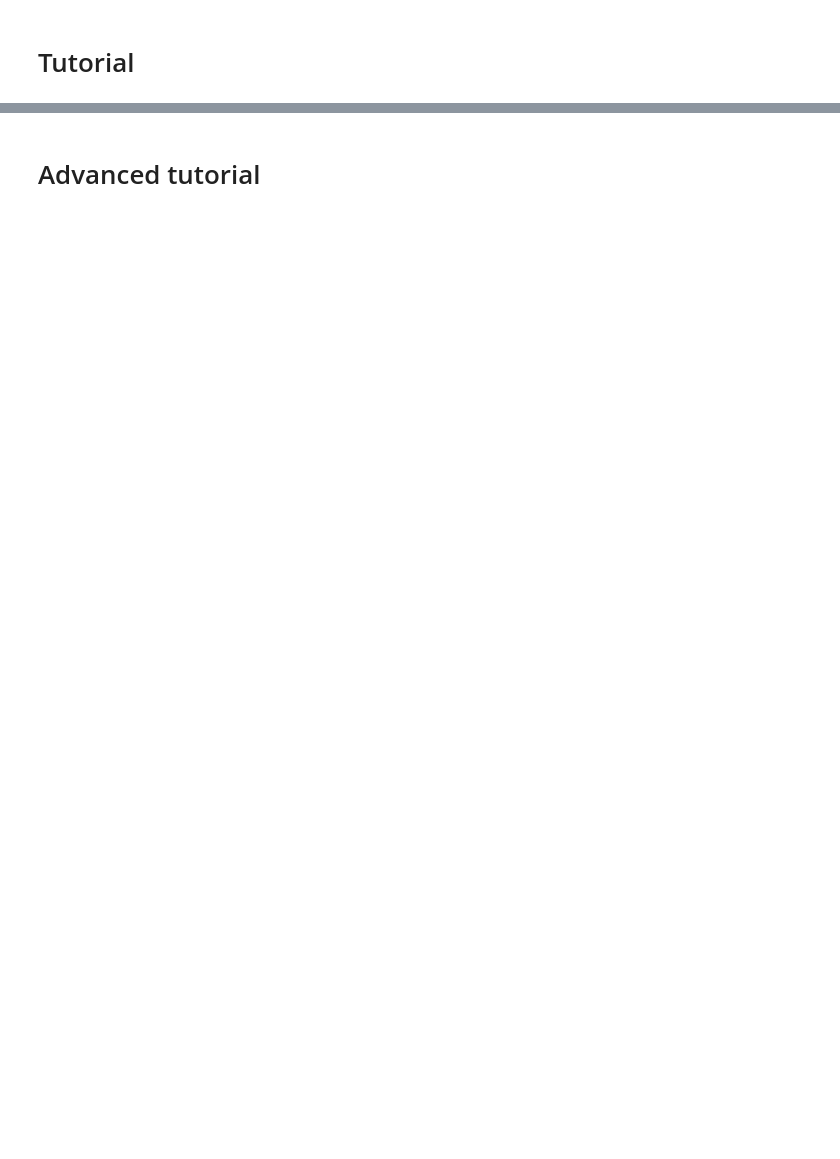
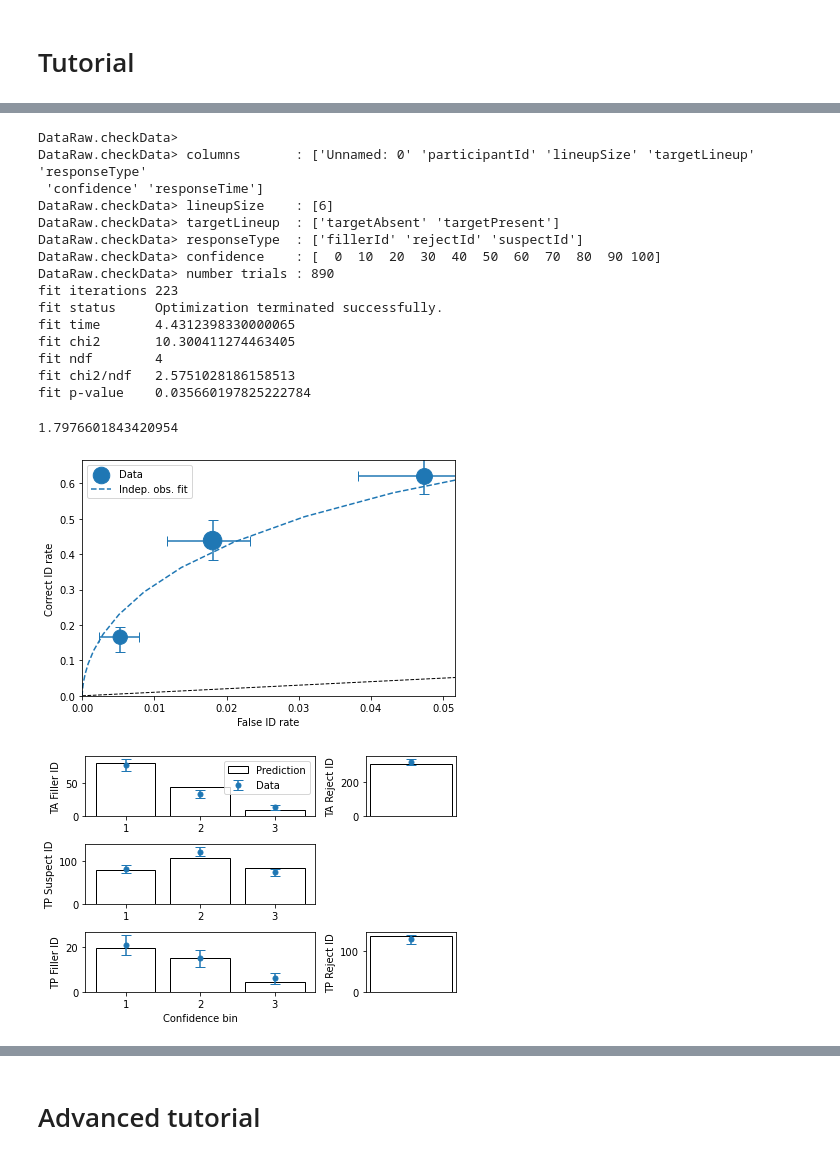
Before and after one commit to lmickes/pyWitness, a Jupyter notebook: data/tutorial/manual.ipynb, the cells around one changed output, grey strips where cells are left out. Drawn from its saved outputs; the diff is of its cells as text; code cells hidden in the pictures; blank space fills up the shorter version.

```diff
--- a/data/tutorial/manual.ipynb
+++ b/data/tutorial/manual.ipynb
@@ -154,14 +201,34 @@ legend()
 # %%
 import pyWitness
 dr = pyWitness.DataRaw("test1.csv")
 dr.collapseContinuousData(column = "confidence",bins = [-1,60,80,100],labels= None)
 dp = dr.process()
 dp.calculateConfidenceBootstrap(nBootstraps=200)
 mf = pyWitness.ModelFitIndependentObservation(dp)
 mf.setEqualVariance()
 mf.fit()
 dp.plotROC(label="Data")
 mf.plotROC(label="Indep. obs. fit")
 legend()
 mf.plotFit()
+mf.d
+# %% [output]
+DataRaw.checkData>
+DataRaw.checkData> columns       : ['Unnamed: 0' 'participantId' 'lineupSize' 'targetLineup' 'responseType'
+ 'confidence' 'responseTime']
+DataRaw.checkData> lineupSize    : [6]
+DataRaw.checkData> targetLineup  : ['targetAbsent' 'targetPresent']
+DataRaw.checkData> responseType  : ['fillerId' 'rejectId' 'suspectId']
+DataRaw.checkData> confidence    : [  0  10  20  30  40  50  60  70  80  90 100]
+DataRaw.checkData> number trials : 890
+fit iterations 223
+fit status     Optimization terminated successfully.
+fit time       4.4312398330000065
+fit chi2       10.300411274463405
+fit ndf        4
+fit chi2/ndf   2.5751028186158513
+fit p-value    0.035660197825222784
+1.7976601843420954
+[figure, added]
+[figure, added]
 # %%
```
Also changed, not shown: parts of 11 cells of this notebook, 1 other file.
